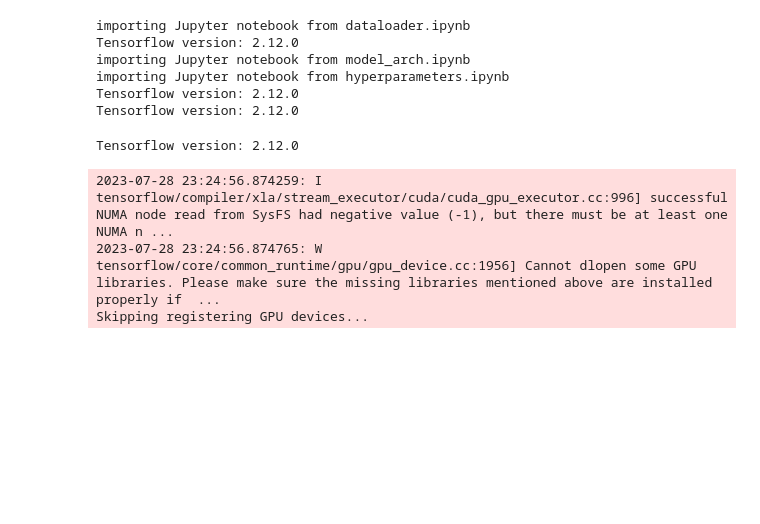
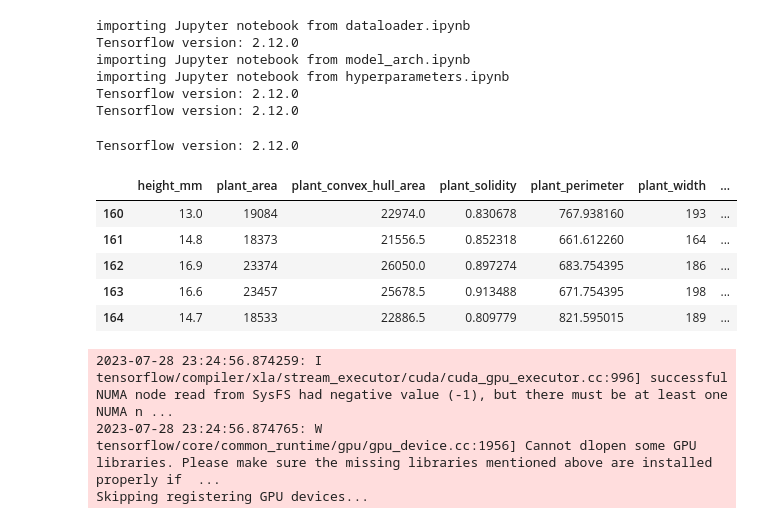
Before and after one commit to SaucyBoi21/PlantFlow, a Jupyter notebook: models/regression/LFW/training.ipynb, the cells around one changed output. Cells and saved outputs as stored; diff of their text form; code cells hidden in the pictures; blank space fills up the shorter version.

```diff
--- a/models/regression/LFW/training.ipynb
+++ b/models/regression/LFW/training.ipynb
@@ -27,7 +27,15 @@ data_filepath = "../../../data/csv/plant_data.csv"
 # %%
 X = get_X_df(data_filepath)
 y = get_y_df(data_filepath, "LFW_g")
-X_train, X_test, y_train, y_test = data_prep(X, y)
+X.tail()
+#X_train, X_test, y_train, y_test = data_prep(X, y)
+# %% [output]
+|  | height_mm | plant_area | plant_convex_hull_area | plant_solidity | plant_perimeter | plant_width | ... |
+| 160 | 13.0 | 19084 | 22974.0 | 0.830678 | 767.938160 | 193 | ... |
+| 161 | 14.8 | 18373 | 21556.5 | 0.852318 | 661.612260 | 164 | ... |
+| 162 | 16.9 | 23374 | 26050.0 | 0.897274 | 683.754395 | 186 | ... |
+| 163 | 16.6 | 23457 | 25678.5 | 0.913488 | 671.754395 | 198 | ... |
+| 164 | 14.7 | 18533 | 22886.5 | 0.809779 | 821.595015 | 189 | ... |
 # %%
 NORMALIZER.adapt(X_train)
 # %% [output]
```
Also changed, not shown: parts of 1 cell of this notebook, 1 other file.
